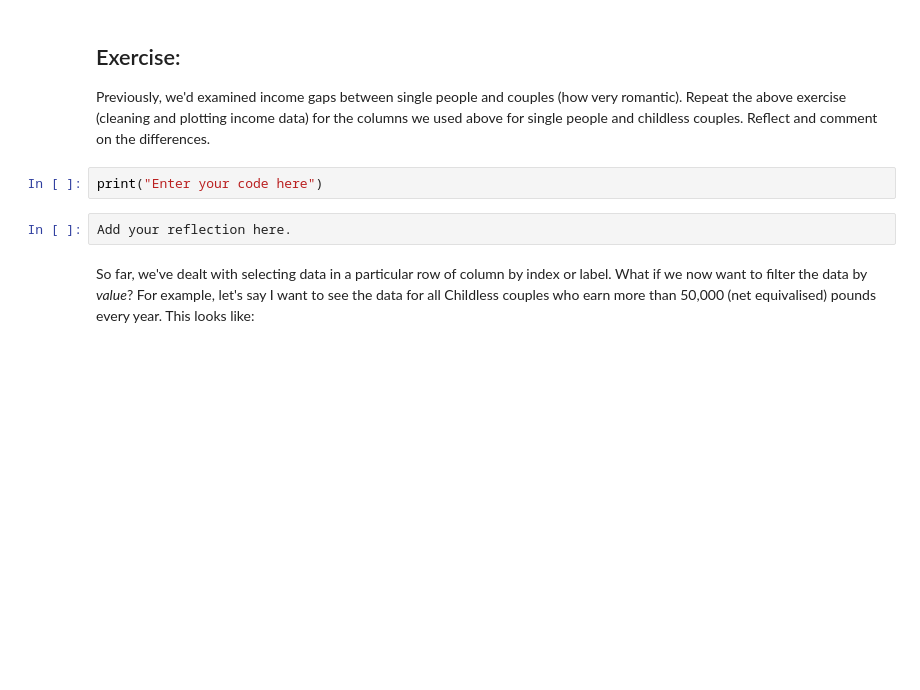
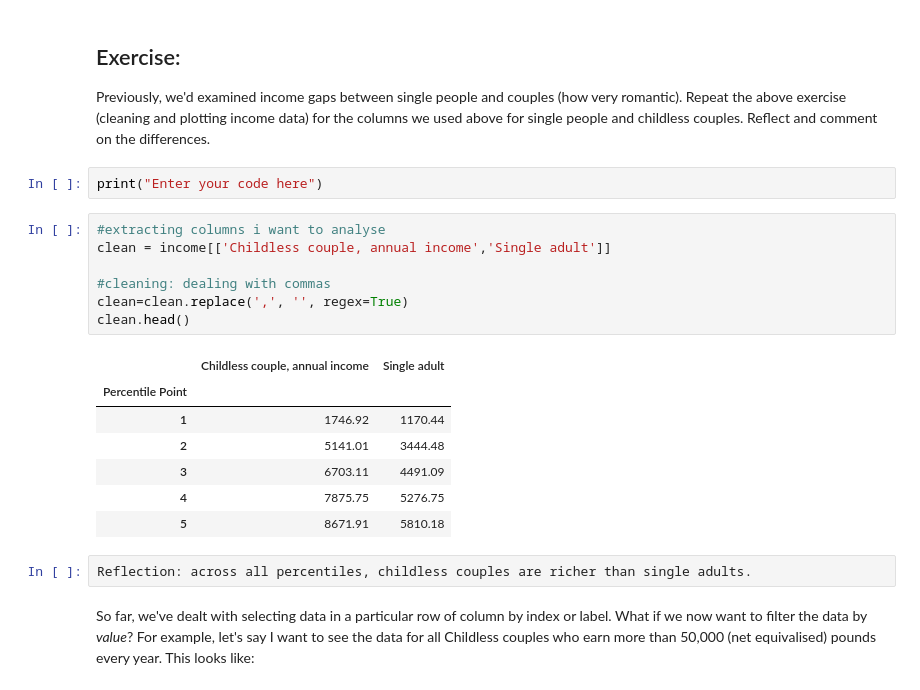
Before and after one commit to muffoonfu/QM2, a Jupyter notebook: notebooks/W02. Pandas.ipynb, the cells around one changed output. Saved outputs shown, nothing was run; the diff lists cells and outputs as text; blank space fills up the shorter version.

```diff
--- a/notebooks/W02. Pandas.ipynb
+++ b/notebooks/W02. Pandas.ipynb
@@ -308,8 +302,23 @@ Text(0, 0.5, 'Income Per Week [GBP]')
 Previously, we'd examined income gaps between single people and couples (how very romantic). Repeat the above exercise (cleaning and plotting income data) for the columns we used above for single people and childless couples. Reflect and comment on the differences.
 # %%
 print("Enter your code here")
-# %%
-Add your reflection here.
+# %%
+#extracting columns i want to analyse
+clean = income[['Childless couple, annual income','Single adult']]
+
+#cleaning: dealing with commas
+clean=clean.replace(',', '', regex=True)
+clean.head()
+# %% [output]
+|  | Childless couple, annual income | Single adult |
+| Percentile Point |  |  |
+| 1 | 1746.92 | 1170.44 |
+| 2 | 5141.01 | 3444.48 |
+| 3 | 6703.11 | 4491.09 |
+| 4 | 7875.75 | 5276.75 |
+| 5 | 8671.91 | 5810.18 |
+# %%
+Reflection: across all percentiles, childless couples are richer than single adults.
 # %% [markdown]
 So far, we've dealt with selecting data in a particular row of column by index or label. What if we now want to filter the data by *value*? For example, let's say I want to see the data for all Childless couples who earn more than 50,000 (net equivalised) pounds every year. This looks like:
 # %%
```
Also changed, not shown: parts of 8 cells of this notebook.
